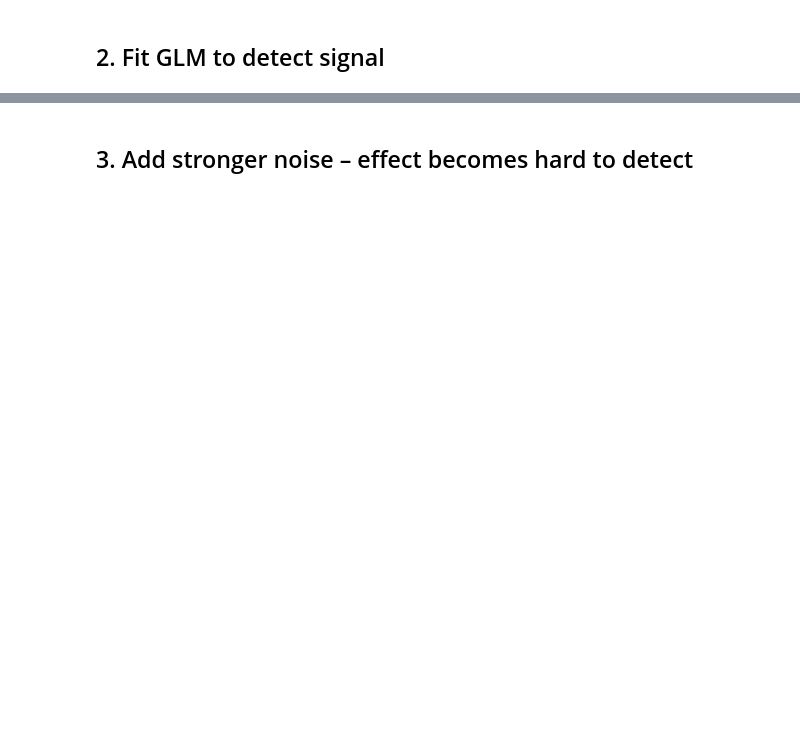
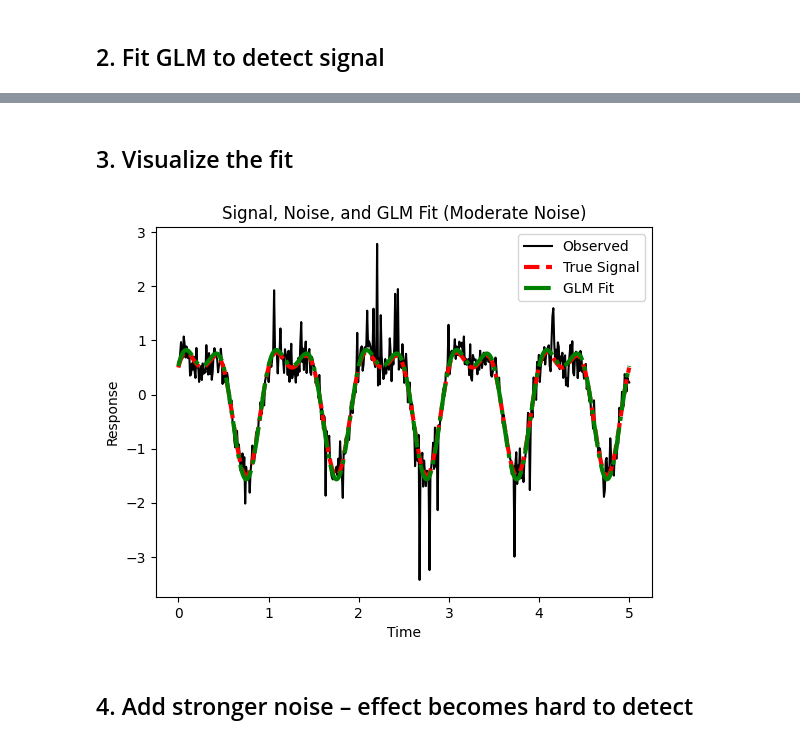
Before and after one commit to AliTafakkor/principles_of_data_analysis_2025, a Jupyter notebook: signal_vs_noise_denoising_demo.ipynb, the cells around one changed output, grey strips where cells are left out. Drawn from its saved outputs; the diff is of its cells as text; code cells hidden in the pictures; blank space fills up the shorter version.

```diff
--- a/signal_vs_noise_denoising_demo.ipynb
+++ b/signal_vs_noise_denoising_demo.ipynb
@@ -42,2 +84,14 @@ print(model.summary())
+# %% [markdown]
+## 3. Visualize the fit
+# %%
+# Visualize the fitted model
+plt.plot(t, Y, color='k', label='Observed')
+plt.plot(t, signal, color='r', label='True Signal', linestyle='--', linewidth=3)
+plt.plot(t, model.predict(X_design), label='GLM Fit', linestyle='-.', linewidth=3, color='g')
+plt.xlabel('Time'); plt.ylabel('Response')
+plt.legend(); plt.title('Signal, Noise, and GLM Fit (Moderate Noise)')
+plt.show()
+# %% [output]
+[figure, added]
 # %% [markdown]
-## 3. Add stronger noise – effect becomes hard to detect
+## 4. Add stronger noise – effect becomes hard to detect
```
Also changed, not shown: parts of 7 cells of this notebook.
